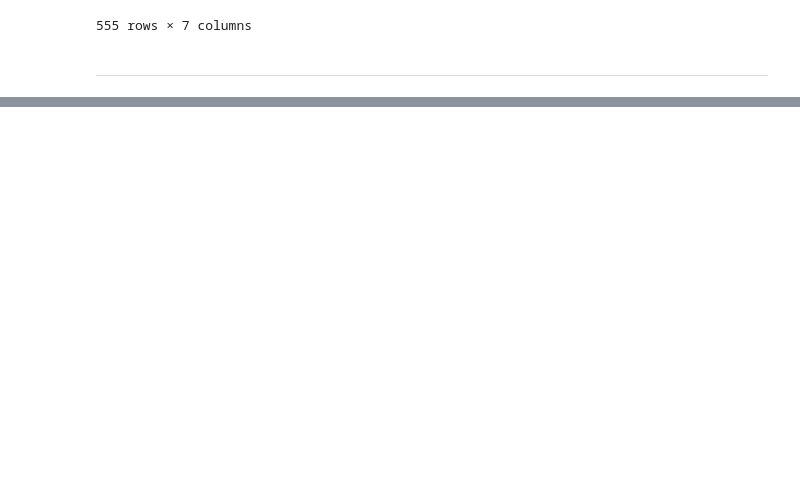
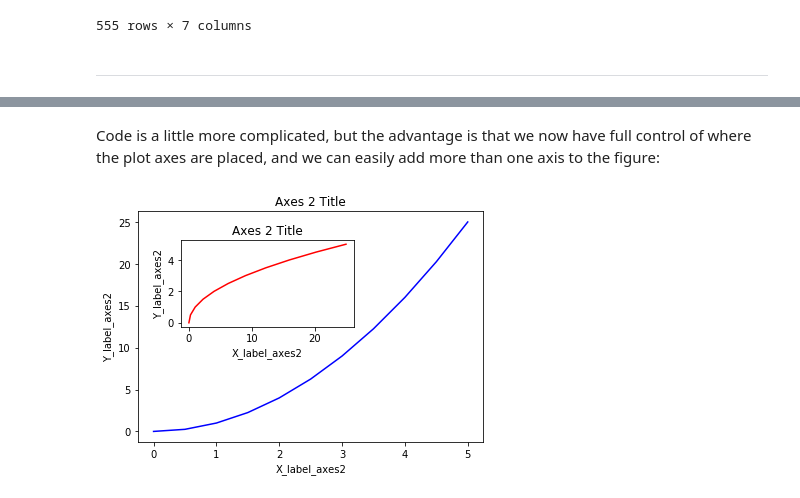
Before and after one commit to sankule/pythonScripts, a Jupyter notebook: PythonBasics.ipynb, the cells around one changed output, grey strips where cells are left out. Cells and saved outputs as stored; diff of their text form; code cells hidden in the pictures; blank space fills up the shorter version.

```diff
--- a/PythonBasics.ipynb
+++ b/PythonBasics.ipynb
@@ -2299,0 +2431,23 @@ ____
+# %% [markdown]
+Code is a little more complicated, but the advantage is that we now have full control of where the plot axes are placed, and we can easily add more than one axis to the figure:
+# %%
+# Creates blank canvas
+fig = plt.figure()
+
+# manually adding the axes
+axes1 = fig.add_axes([0.1, 0.1, 0.8, 0.8]) # main axes
+axes2 = fig.add_axes([0.2, 0.5, 0.4, 0.3]) # inset axes
+
+# Larger Figure Axes 1
+axes1.plot(x, y, 'b')
+axes1.set_xlabel('X_label_axes2')
+axes1.set_ylabel('Y_label_axes2')
+axes1.set_title('Axes 2 Title')
+
+# Insert Figure Axes 2
+axes2.plot(y, x, 'r')
+axes2.set_xlabel('X_label_axes2')
+axes2.set_ylabel('Y_label_axes2')
+axes2.set_title('Axes 2 Title');
+# %% [output]
+[figure, added]
```
Also changed, not shown: parts of 79 cells of this notebook.
